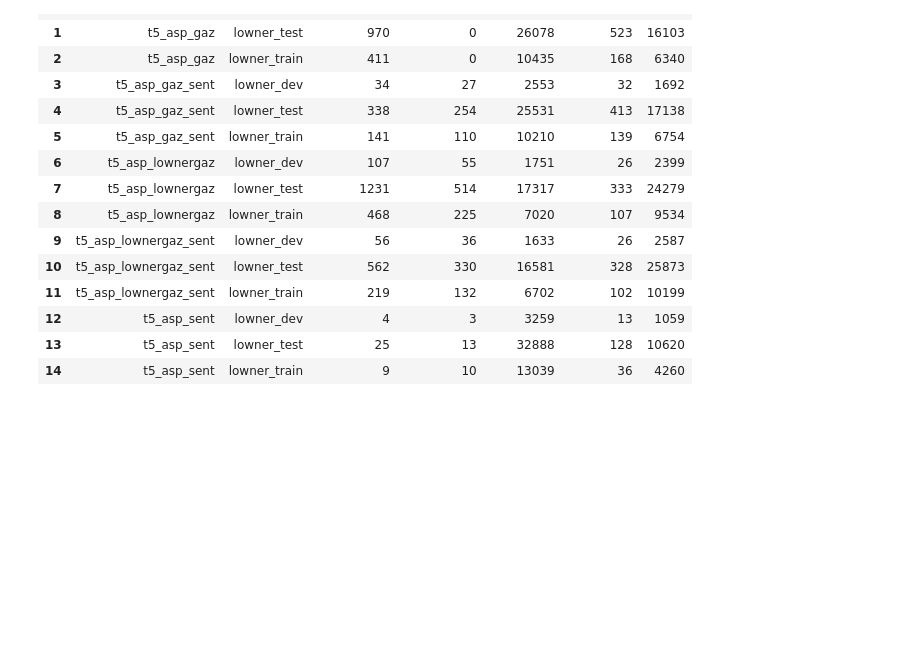
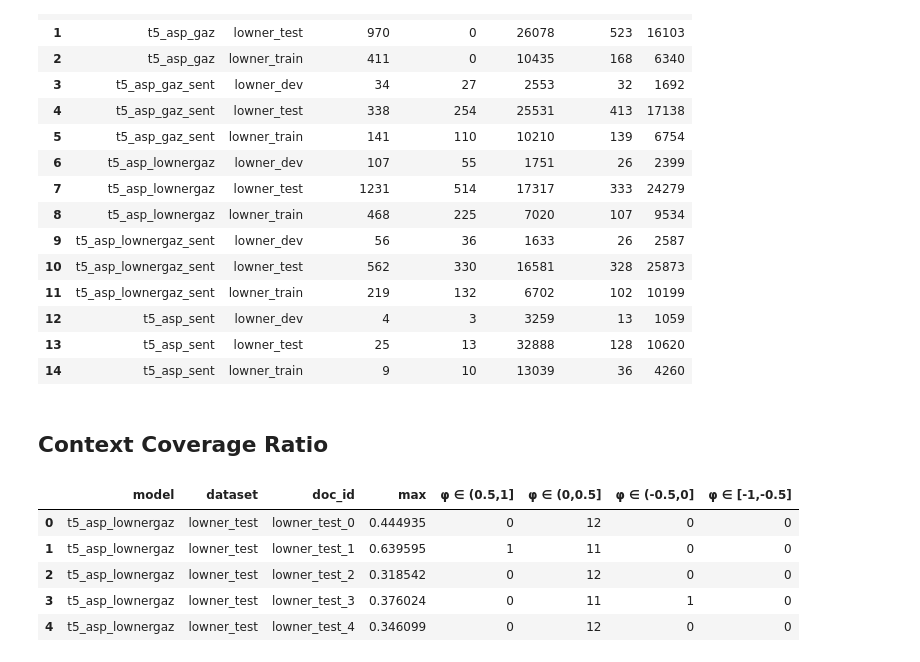
Before and after one commit to roebbert92/thesis, a Jupyter notebook: evaluations/01_performance.ipynb, the cells around one changed output. Drawn from its saved outputs; the diff is of its cells as text; code cells hidden in the pictures; blank space fills up the shorter version.

Commit message:
finished ccr for search results

```diff
--- a/evaluations/01_performance.ipynb
+++ b/evaluations/01_performance.ipynb
@@ -265,3 +267,19 @@ search_results_data_ecr
 | 12 | t5_asp_sent | lowner_dev | 4 | 3 | 3259 | 13 | 1059 |
 | 13 | t5_asp_sent | lowner_test | 25 | 13 | 32888 | 128 | 10620 |
 | 14 | t5_asp_sent | lowner_train | 9 | 10 | 13039 | 36 | 4260 |
+# %% [markdown]
+## Context Coverage Ratio
+# %%
+# CCR search results
+
+from evaluations.performance_01 import get_search_results_data_ccr_metrics
+
+df = get_search_results_data_ccr_metrics()
+df.head()
+# %% [output]
+|  | model | dataset | doc_id | max | φ ∈ (0.5,1] | φ ∈ (0,0.5] | φ ∈ (-0.5,0] | φ ∈ [-1,-0.5] |
+| 0 | t5_asp_lownergaz | lowner_test | lowner_test_0 | 0.444935 | 0 | 12 | 0 | 0 |
+| 1 | t5_asp_lownergaz | lowner_test | lowner_test_1 | 0.639595 | 1 | 11 | 0 | 0 |
+| 2 | t5_asp_lownergaz | lowner_test | lowner_test_2 | 0.318542 | 0 | 12 | 0 | 0 |
+| 3 | t5_asp_lownergaz | lowner_test | lowner_test_3 | 0.376024 | 0 | 11 | 1 | 0 |
+| 4 | t5_asp_lownergaz | lowner_test | lowner_test_4 | 0.346099 | 0 | 12 | 0 | 0 |
```
Also changed, not shown: parts of 5 cells of this notebook, 4 other files.
